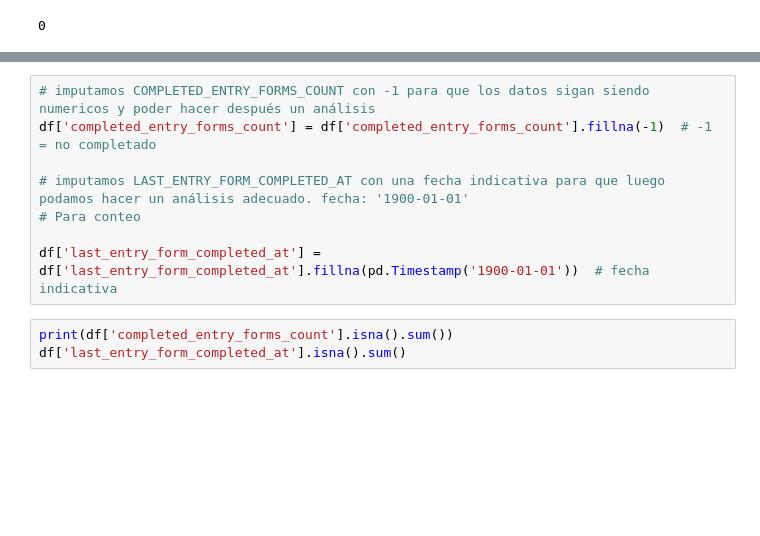
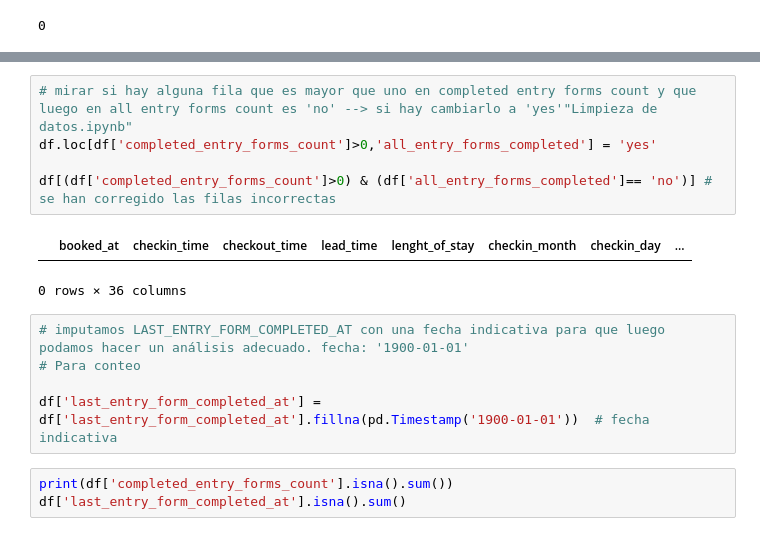
Before and after one commit to IkerTorrecilla/RETO06_NARANJA, a Jupyter notebook: Limpieza de datos.ipynb, the cells around one changed output, grey strips where cells are left out. Cells and saved outputs as stored; diff of their text form; blank space fills up the shorter version.

```diff
--- a/Limpieza de datos.ipynb
+++ b/Limpieza de datos.ipynb
@@ -111,9 +124,14 @@ df['all_entry_forms_completed'].isna().sum()
 # %% [output]
 0
+# %%
+# mirar si hay alguna fila que es mayor que uno en completed entry forms count y que luego en all entry forms count es 'no' --> si hay cambiarlo a 'yes'"Limpieza de datos.ipynb"
+df.loc[df['completed_entry_forms_count']>0,'all_entry_forms_completed'] = 'yes'
+
+df[(df['completed_entry_forms_count']>0) & (df['all_entry_forms_completed']== 'no')] # se han corregido las filas incorrectas
+# %% [output]
+|  | booked_at | checkin_time | checkout_time | lead_time | lenght_of_stay | checkin_month | checkin_day | ... |
+0 rows × 36 columns
 # %%
-# imputamos COMPLETED_ENTRY_FORMS_COUNT con -1 para que los datos sigan siendo numericos y poder hacer después un análisis
-df['completed_entry_forms_count'] = df['completed_entry_forms_count'].fillna(-1)  # -1 = no completado
-
 # imputamos LAST_ENTRY_FORM_COMPLETED_AT con una fecha indicativa para que luego podamos hacer un análisis adecuado. fecha: '1900-01-01'
 # Para conteo
 
```
Also changed, not shown: parts of 14 cells of this notebook.
